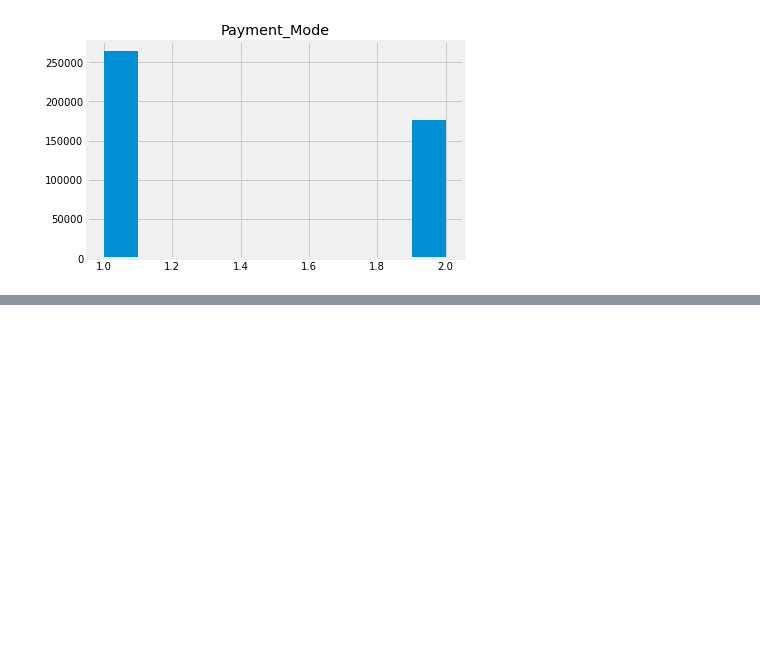
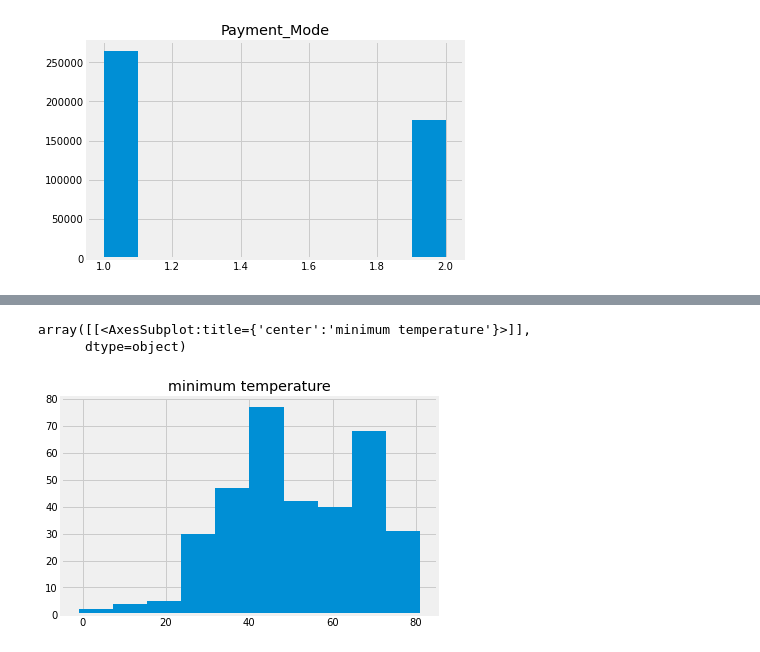
Before and after one commit to DataDaimon/DataGlacier, a Jupyter notebook: Week 02/Jupyter/Week 02 EDA.ipynb, the cells around one changed output, grey strips where cells are left out. Cells and saved outputs as stored; diff of their text form; code cells hidden in the pictures; blank space fills up the shorter version.

```diff
--- a/Week 02/Jupyter/Week 02 EDA.ipynb
+++ b/Week 02/Jupyter/Week 02 EDA.ipynb
@@ -523,0 +663,6 @@ sns.boxplot(x="Payment_Mode",data=transaction_id)
+# %%
+nyc_weather[["minimum temperature"]].hist()
+# %% [output]
+array([[<AxesSubplot:title={'center':'minimum temperature'}>]],
+      dtype=object)
+[figure, added]
```
Also changed, not shown: parts of 52 cells of this notebook, 2 other files.
